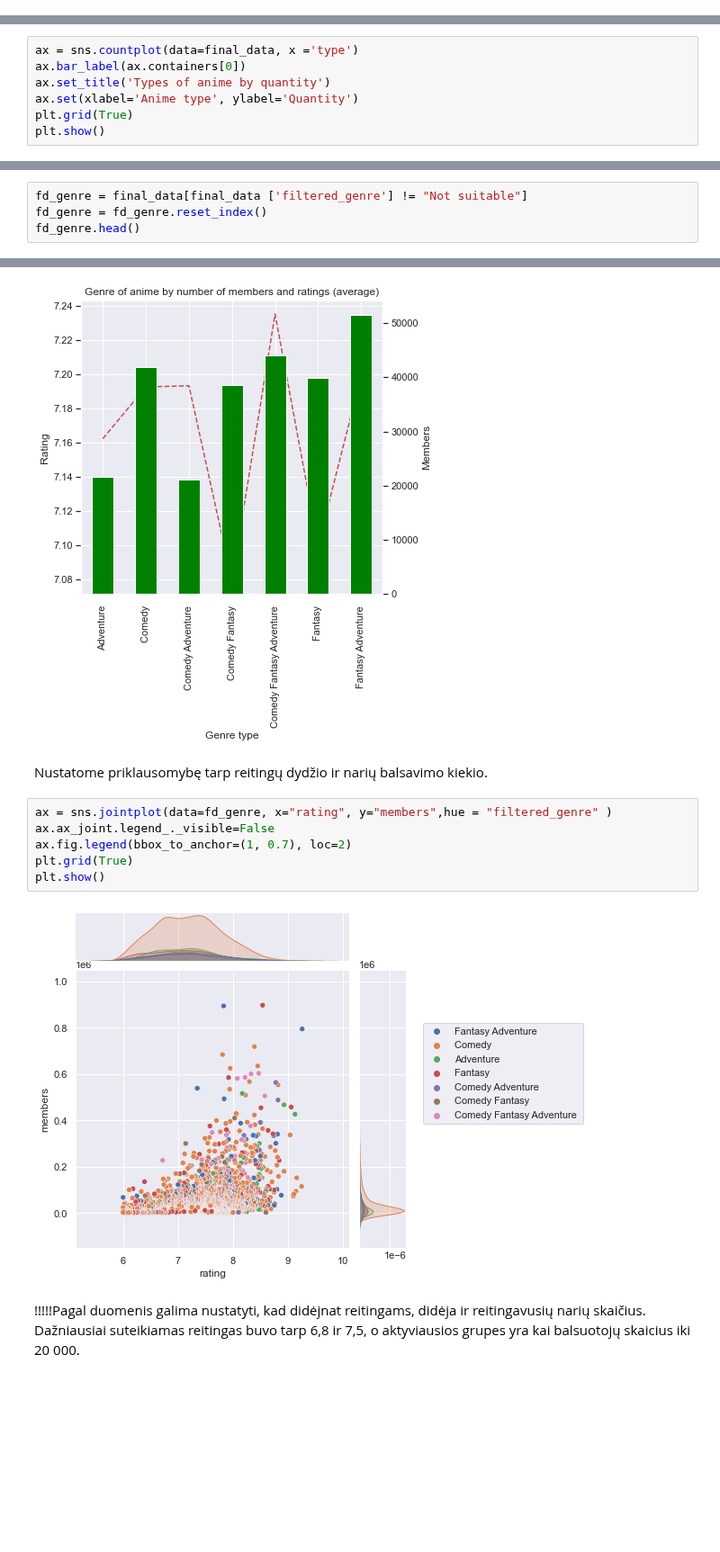
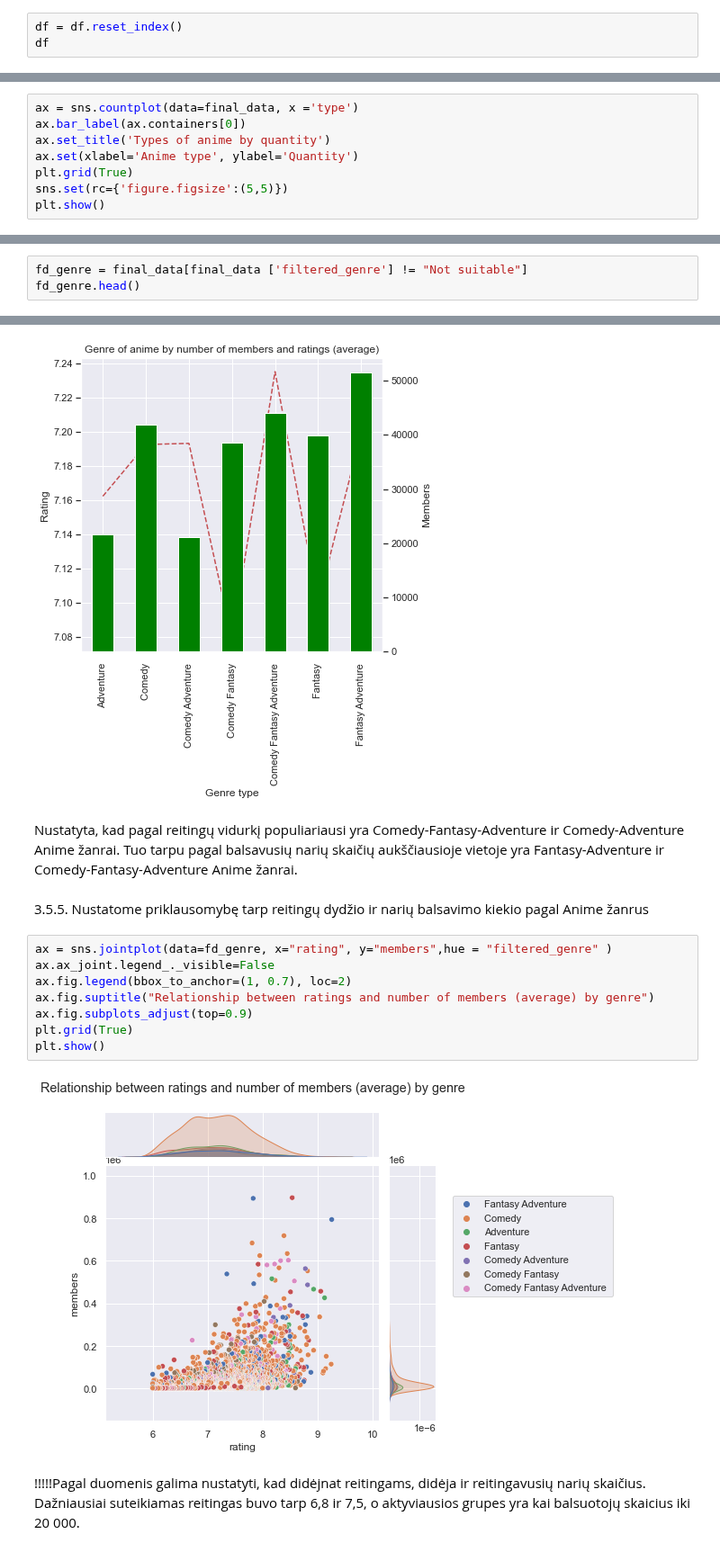
Before and after one commit to ErnestaTum/-Python_mokymai, a Jupyter notebook: baigiamasis_darbas.ipynb, the cells around one changed output, grey strips where cells are left out. Shown at 90% size. Saved outputs shown, nothing was run; the diff lists cells and outputs as text; blank space fills up the shorter version.

```diff
--- a/baigiamasis_darbas.ipynb
+++ b/baigiamasis_darbas.ipynb
@@ -41,3 +41,6 @@ df.head()
 | 28977 | Gintama° | Action, Comedy, Historical, Parod... | TV | 51 | 9.25 | 114262 |
 | 9253 | Steins;Gate | Sci-Fi, Thriller | TV | 24 | 9.17 | 673572 |
 | 9969 | Gintama&#039; | Action, Comedy, Historical, Parod... | TV | 51 | 9.16 | 151266 |
+# %%
+df = df.reset_index()
+df
@@ -155,5 +172,6 @@ ax.bar_label(ax.containers[0])
 ax.set_title('Types of anime by quantity')
 ax.set(xlabel='Anime type', ylabel='Quantity')
 plt.grid(True)
+sns.set(rc={'figure.figsize':(5,5)})
 plt.show()
 # %% [output]
@@ -343,7 +348,6 @@ Comedy Fantasy                257
 Name: filtered_genre, dtype: int64
 # %%
 fd_genre = final_data[final_data ['filtered_genre'] != "Not suitable"]
-fd_genre = fd_genre.reset_index()
 fd_genre.head()
 # %% [output]
 |  | anime_id | name | genre | type | episodes | rating | members | filtered_genre |
@@ -381,16 +387,21 @@ plt.grid(False)
 plt.show()
 # %% [output]
 [figure]
+# %% [markdown]
+Nustatyta, kad pagal reitingų vidurkį populiariausi yra Comedy-Fantasy-Adventure ir Comedy-Adventure Anime žanrai.
+Tuo tarpu pagal balsavusių narių skaičių aukščiausioje vietoje yra Fantasy-Adventure ir Comedy-Fantasy-Adventure Anime žanrai.
 # %% [markdown]
-Nustatome priklausomybę tarp reitingų dydžio ir narių balsavimo kiekio.
+3.5.5. Nustatome priklausomybę tarp reitingų dydžio ir narių balsavimo kiekio pagal Anime žanrus
 # %%
 ax = sns.jointplot(data=fd_genre, x="rating", y="members",hue = "filtered_genre" )
 ax.ax_joint.legend_._visible=False
 ax.fig.legend(bbox_to_anchor=(1, 0.7), loc=2)
+ax.fig.suptitle("Relationship between ratings and number of members (average) by genre")
+ax.fig.subplots_adjust(top=0.9)
 plt.grid(True)
 plt.show()
 # %% [output]
-[figure, old version]
+[figure, new version]
 # %% [markdown]
 !!!!!Pagal duomenis galima nustatyti, kad didėjnat reitingams, didėja ir reitingavusių narių skaičius.
 Dažniausiai suteikiamas reitingas buvo tarp 6,8 ir 7,5, o aktyviausios grupes yra kai balsuotojų skaicius iki 20 000.
```
Also changed, not shown: parts of 33 cells of this notebook.
